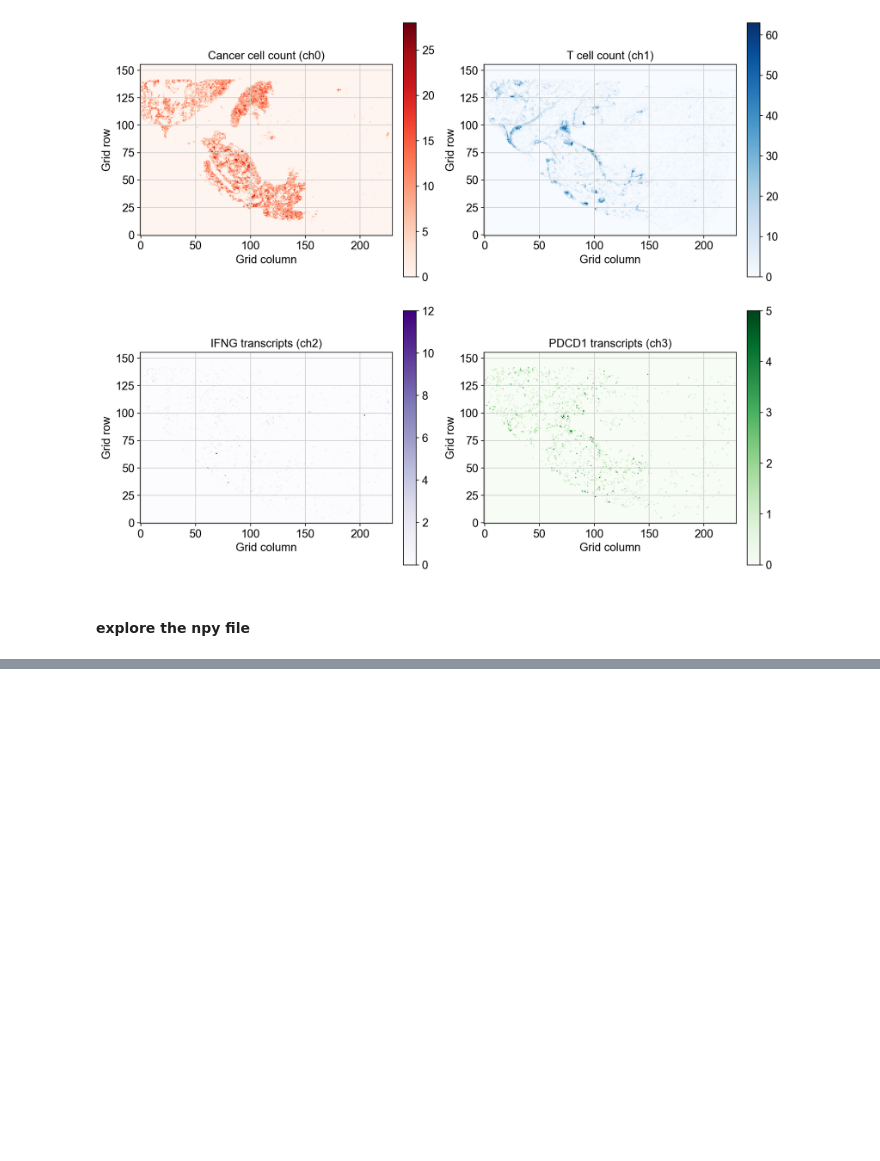
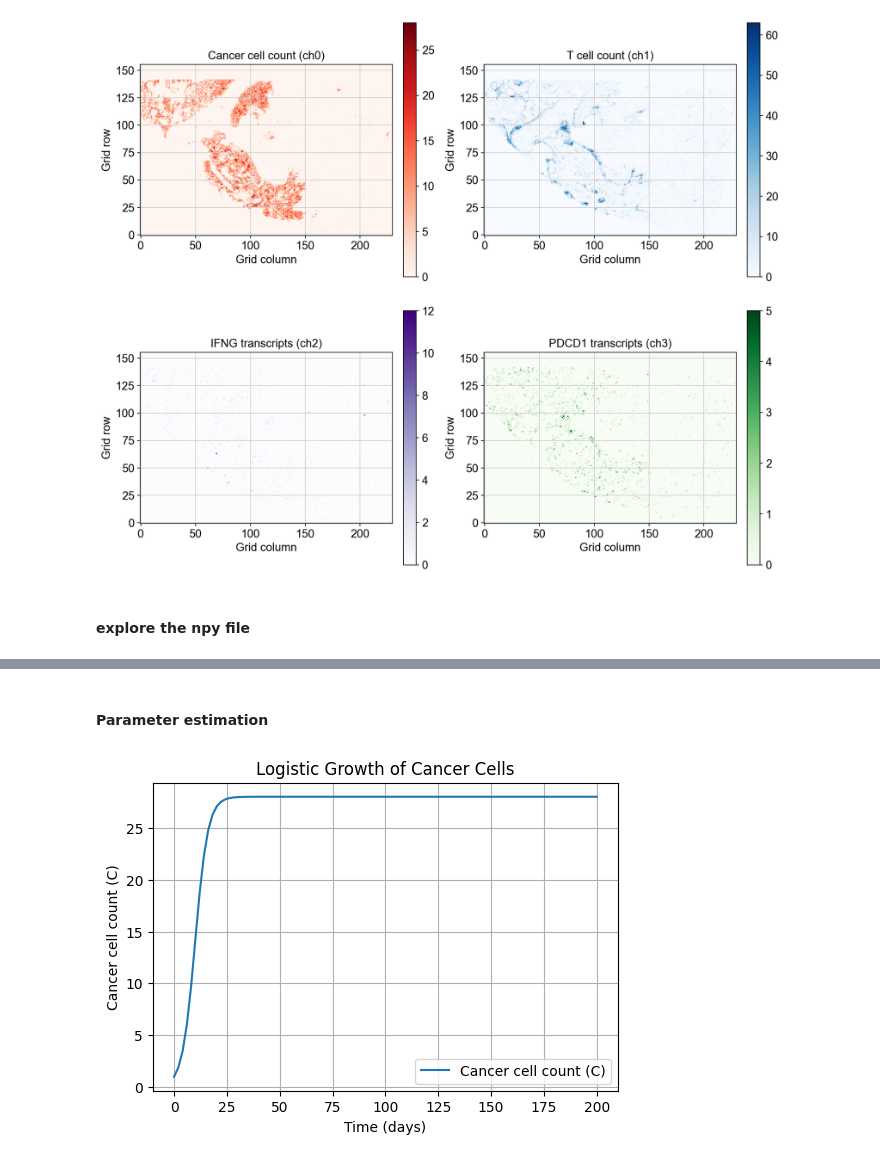
Before and after one commit to james-bole-pan/cancer-immune-simulations, a Jupyter notebook: data_preprocessing_notebooks/notebook_preprocessing_xenium5k_luad.ipynb, the cells around one changed output, grey strips where cells are left out. Saved outputs shown, nothing was run; the diff lists cells and outputs as text; code cells hidden in the pictures; blank space fills up the shorter version.

```diff
--- a/data_preprocessing_notebooks/notebook_preprocessing_xenium5k_luad.ipynb
+++ b/data_preprocessing_notebooks/notebook_preprocessing_xenium5k_luad.ipynb
@@ -217,0 +262,27 @@ pd.DataFrame([meta]).to_csv("../data/xenium5k_luad_5ch_grid50um_meta.csv", index
+# %% [markdown]
+#### Parameter estimation
+# %%
+# Parameters for logistic growth
+lambda_c = 0.33  # growth rate
+K = 28           # carrying capacity
+C0 = 1         # initial cancer cell count
+
+# Time points (days)
+t = np.linspace(0, 200, 100)
+
+# Logistic growth function
+def logistic_growth(t, C0, lambda_c, K):
+    return K / (1 + ((K - C0) / C0) * np.exp(-lambda_c * t))
+
+C = logistic_growth(t, C0, lambda_c, K)
+
+plt.figure(figsize=(6, 4))
+plt.plot(t, C, label="Cancer cell count (C)")
+plt.xlabel("Time (days)")
+plt.ylabel("Cancer cell count (C)")
+plt.title("Logistic Growth of Cancer Cells")
+plt.legend()
+plt.grid(True)
+plt.show()
+# %% [output]
+[figure, added]
```
Also changed, not shown: parts of 7 cells of this notebook.
